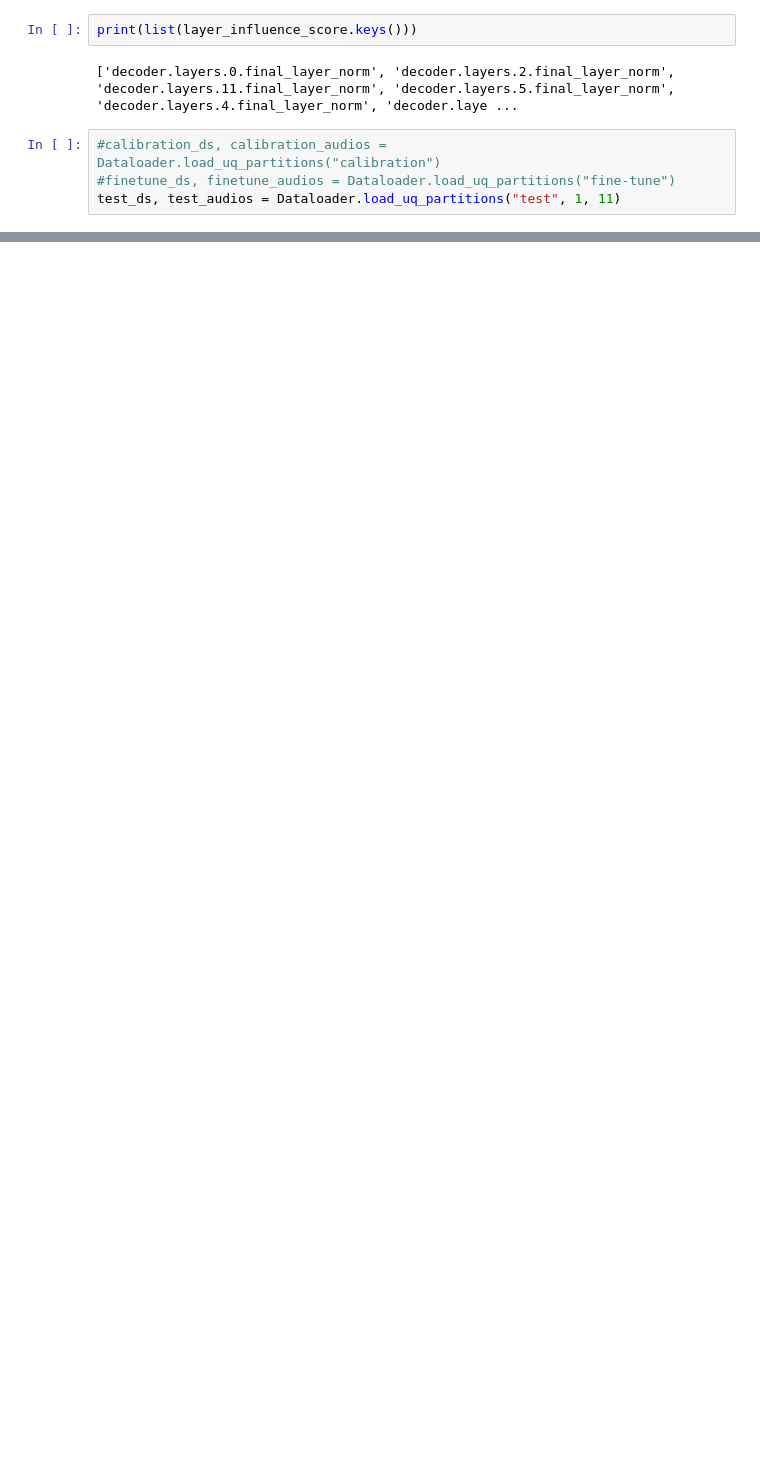
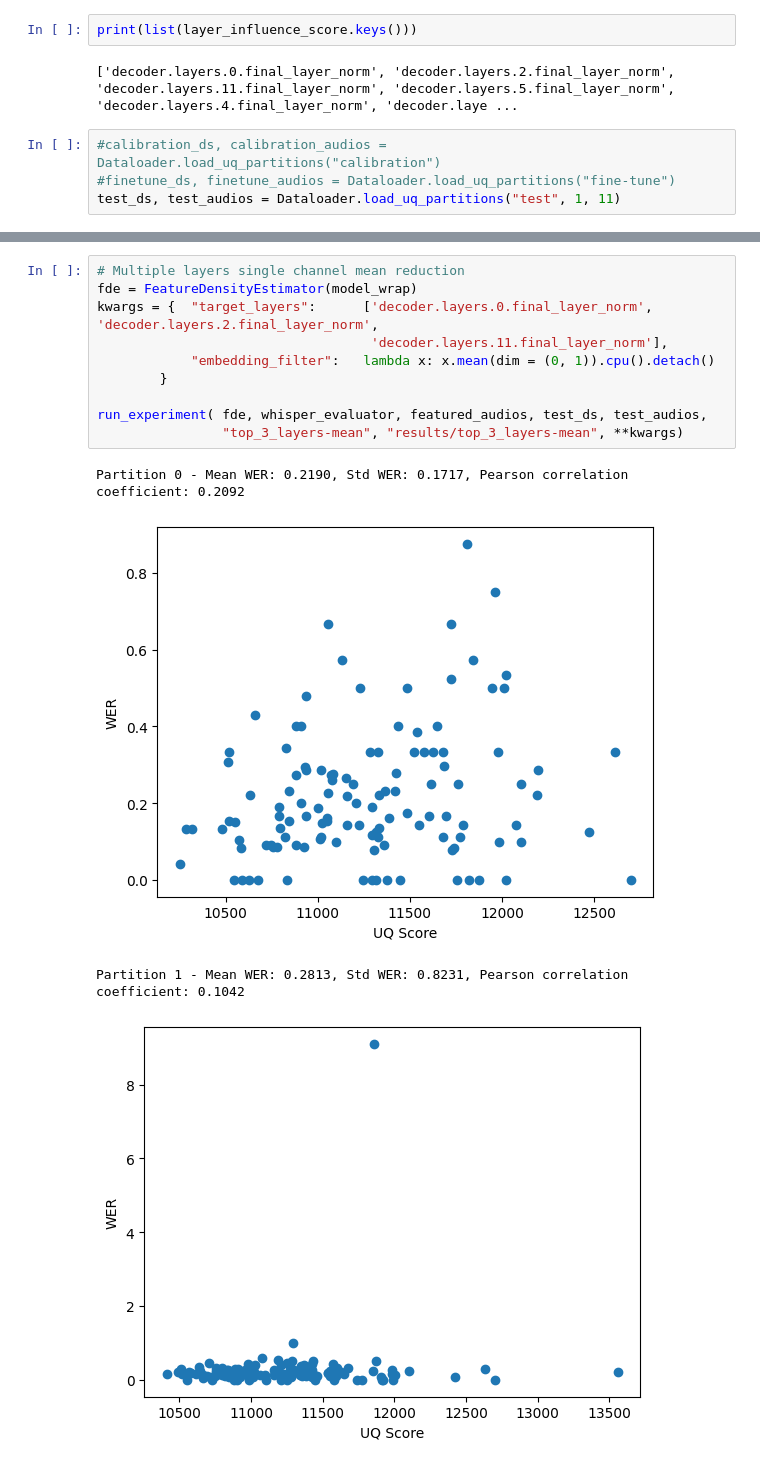
Before and after one commit to eralmual/uq-speech-to-text, a Jupyter notebook: FDUQ.ipynb, the cells around one changed output, grey strips where cells are left out. Cells and saved outputs as stored; diff of their text form; blank space fills up the shorter version.

```diff
--- a/FDUQ.ipynb
+++ b/FDUQ.ipynb
@@ -91,0 +92,15 @@ print(torch.equal(by_attr, by_hook["decoder.layer_norm"]))"""
+# %%
+# Multiple layers single channel mean reduction
+fde = FeatureDensityEstimator(model_wrap)
+kwargs = {  "target_layers":      ['decoder.layers.0.final_layer_norm', 'decoder.layers.2.final_layer_norm',
+                                   'decoder.layers.11.final_layer_norm'],
+            "embedding_filter":   lambda x: x.mean(dim = (0, 1)).cpu().detach()
+        }
+
+run_experiment( fde, whisper_evaluator, featured_audios, test_ds, test_audios,
+                "top_3_layers-mean", "results/top_3_layers-mean", **kwargs)
+# %% [output]
+Partition 0 - Mean WER: 0.2190, Std WER: 0.1717, Pearson correlation coefficient: 0.2092
+[figure, added]
+Partition 1 - Mean WER: 0.2813, Std WER: 0.8231, Pearson correlation coefficient: 0.1042
+[figure, added]
```
Also changed, not shown: parts of 7 cells of this notebook, 1 other file.
